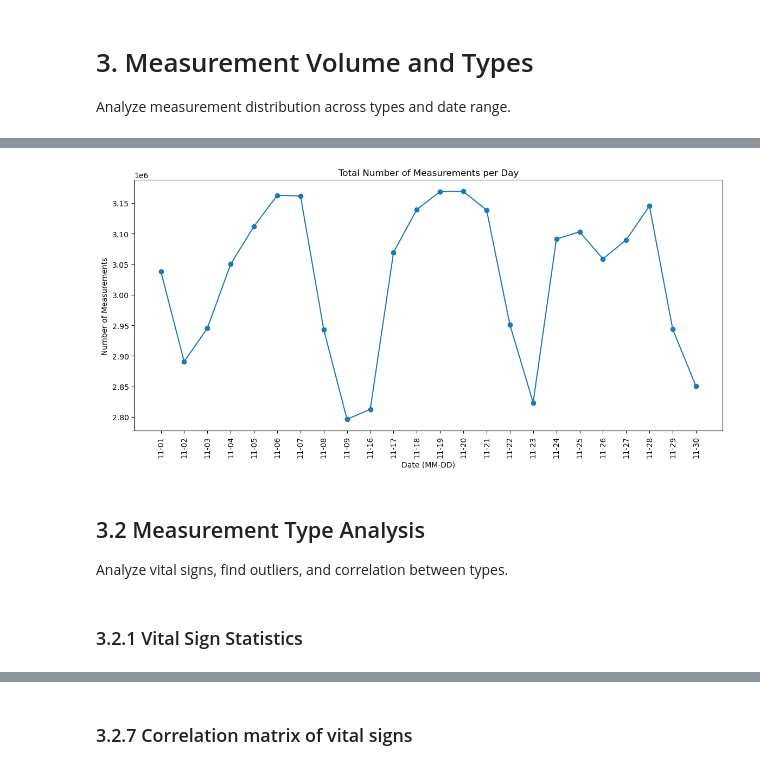
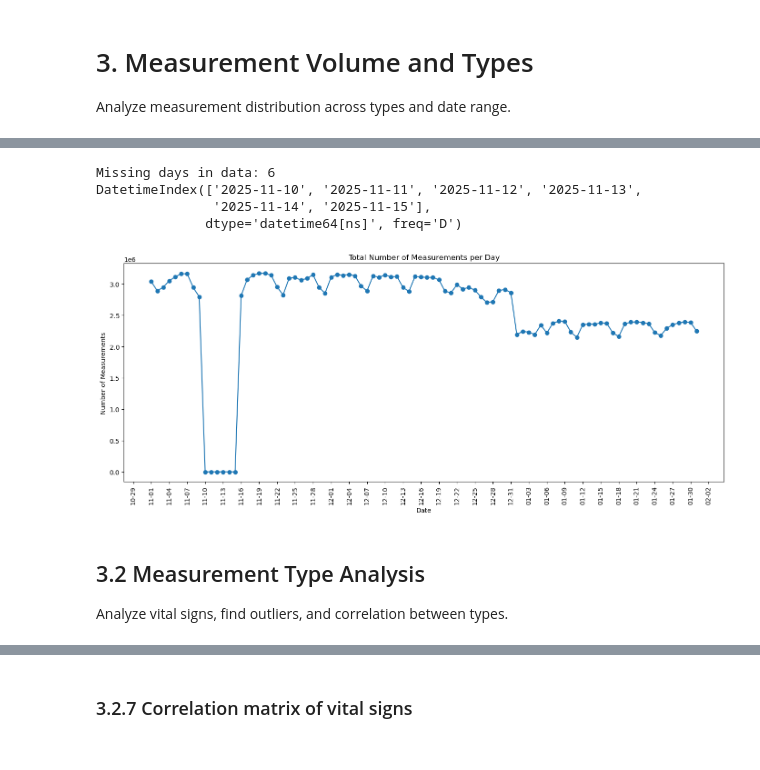
Before and after one commit to eldarmuk/AI-CVD, a Jupyter notebook: notebooks/02_comprehensive_eda.ipynb, the cells around one changed output, grey strips where cells are left out. Drawn from its saved outputs; the diff is of its cells as text; code cells hidden in the pictures.

Commit message:
Update the 02_comprehensive_eda for new stream of data

```diff
--- a/notebooks/02_comprehensive_eda.ipynb
+++ b/notebooks/02_comprehensive_eda.ipynb
@@ -218,6 +214,2 @@ measurements_df['date'] = pd.to_datetime(measurements_df['date'], format='ISO860
 
 The following cells contain: measurement type distribution, date range, vital signs analysis, and daily measurements statistics.
-# %%
-type_counts = measurements_df['type'].value_counts().sort_values(ascending=False)
-for col, count in type_counts.items():
-    print(f"{col}: {count:,} measurements ({count/len(measurements_df)*100:.2f}%)")
@@ -303,15 +329,39 @@ plt.show()
+# %%
+query = """
+    SELECT DATE(date) as day, COUNT(*) as count
+    FROM measurements
+    GROUP BY DATE(date)
+"""
+daily_counts_df = pd.read_sql_query(query, conn)
+daily_counts_df['day'] = pd.to_datetime(daily_counts_df['day'])
+daily_counts = daily_counts_df.set_index('day')['count'].sort_index()
+
+full_days = pd.date_range(daily_counts.index.min(), daily_counts.index.max(), freq='D')
+missing_days = full_days.difference(daily_counts.index)
+print(f"Missing days in data: {len(missing_days)}")
+print(missing_days[:20])
+
+daily_counts_full = daily_counts.reindex(full_days, fill_value=0)
+# %% [output]
+Missing days in data: 6
+DatetimeIndex(['2025-11-10', '2025-11-11', '2025-11-12', '2025-11-13',
+               '2025-11-14', '2025-11-15'],
+              dtype='datetime64[ns]', freq='D')
 # %%
-measurements_per_day_total = measurements_df.groupby(measurements_df['date'].dt.date).size()
-measurements_per_day_total.index = measurements_per_day_total.index.map(lambda d: d.strftime('%m-%d'))
-plt.figure(figsize=(14, 6))
-plt.plot(measurements_per_day_total.index, measurements_per_day_total.values, marker='o', linestyle='-')
-plt.xticks(rotation=90)
-plt.title('Total Number of Measurements per Day')
-plt.xlabel('Date (MM-DD)')
-plt.ylabel('Number of Measurements')
+fig, ax = plt.subplots(figsize=(14, 6))
+ax.plot(daily_counts_full.index, daily_counts_full.values, marker='o', linestyle='-')
+
+ax.xaxis.set_major_locator(mdates.DayLocator(interval=3))
+ax.xaxis.set_major_formatter(mdates.DateFormatter('%m-%d'))
+
+plt.setp(ax.get_xticklabels(), rotation=90)
+ax.set_title('Total Number of Measurements per Day')
+ax.set_xlabel('Date')
+ax.set_ylabel('Number of Measurements')
+plt.tight_layout()
 plt.show()
 # %% [output]
-[figure, old version]
+[figure, new version]
 # %% [markdown]
 ## 3.2 Measurement Type Analysis
 Analyze vital signs, find outliers, and correlation between types.
@@ -321,2 +367,0 @@ vital_stats = {}
-# %% [markdown]
-### 3.2.1 Vital Sign Statistics
```
Also changed, not shown: parts of 118 cells of this notebook.
